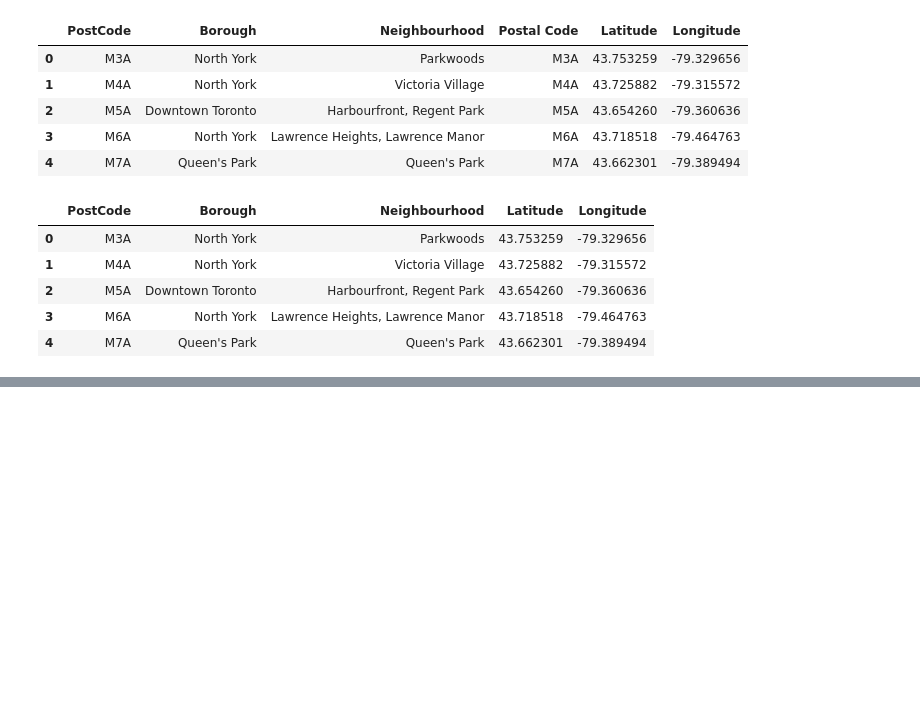
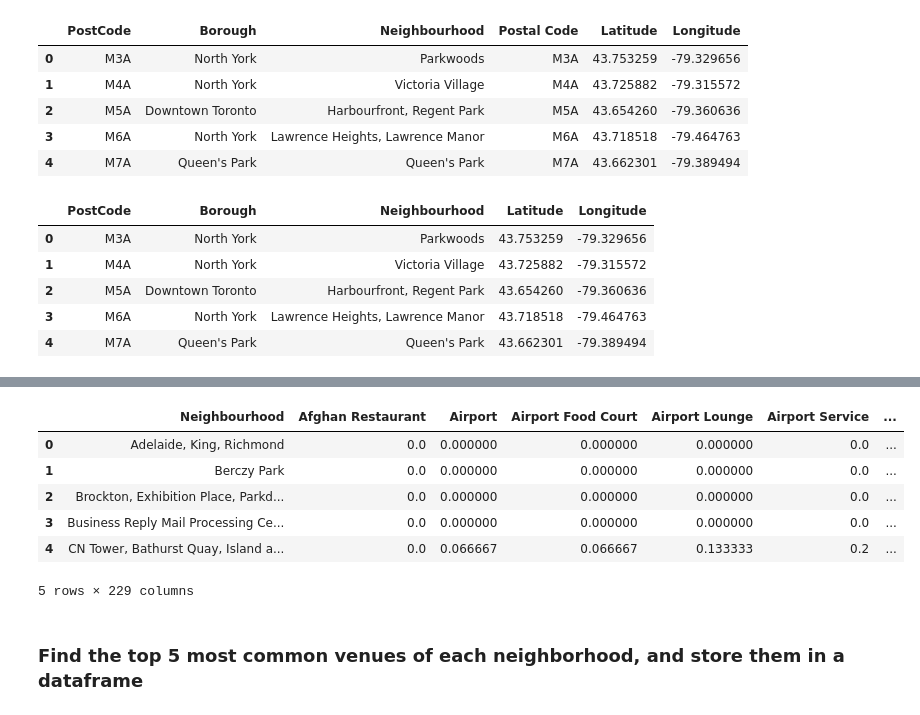
Before and after one commit to qc1026/QCGIT, a Jupyter notebook: Toronto Neighbourhood.ipynb, the cells around one changed output, grey strips where cells are left out. Drawn from its saved outputs; the diff is of its cells as text; code cells hidden in the pictures; blank space fills up the shorter version.

```diff
--- a/Toronto Neighbourhood.ipynb
+++ b/Toronto Neighbourhood.ipynb
@@ -137,0 +325,12 @@ df_merged.head()
+# %%
+toronto_grouped.head()
+# %% [output]
+|  | Neighbourhood | Afghan Restaurant | Airport | Airport Food Court | Airport Lounge | Airport Service | ... |
+| 0 | Adelaide, King, Richmond | 0.0 | 0.000000 | 0.000000 | 0.000000 | 0.0 | ... |
+| 1 | Berczy Park | 0.0 | 0.000000 | 0.000000 | 0.000000 | 0.0 | ... |
+| 2 | Brockton, Exhibition Place, Parkd... | 0.0 | 0.000000 | 0.000000 | 0.000000 | 0.0 | ... |
+| 3 | Business Reply Mail Processing Ce... | 0.0 | 0.000000 | 0.000000 | 0.000000 | 0.0 | ... |
+| 4 | CN Tower, Bathurst Quay, Island a... | 0.0 | 0.066667 | 0.066667 | 0.133333 | 0.2 | ... |
+5 rows × 229 columns
+# %% [markdown]
+### Find the top 5 most common venues of each neighborhood, and store them in a dataframe
```
Also changed, not shown: parts of 27 cells of this notebook.
